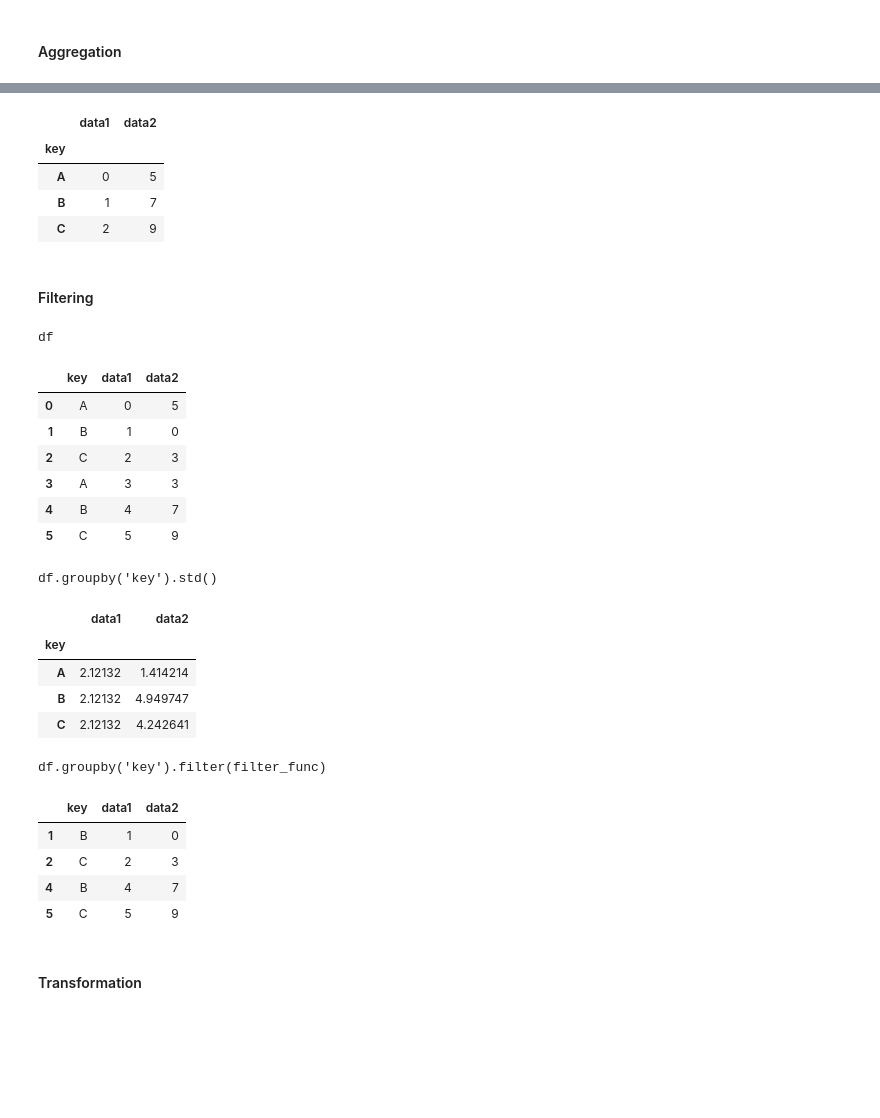
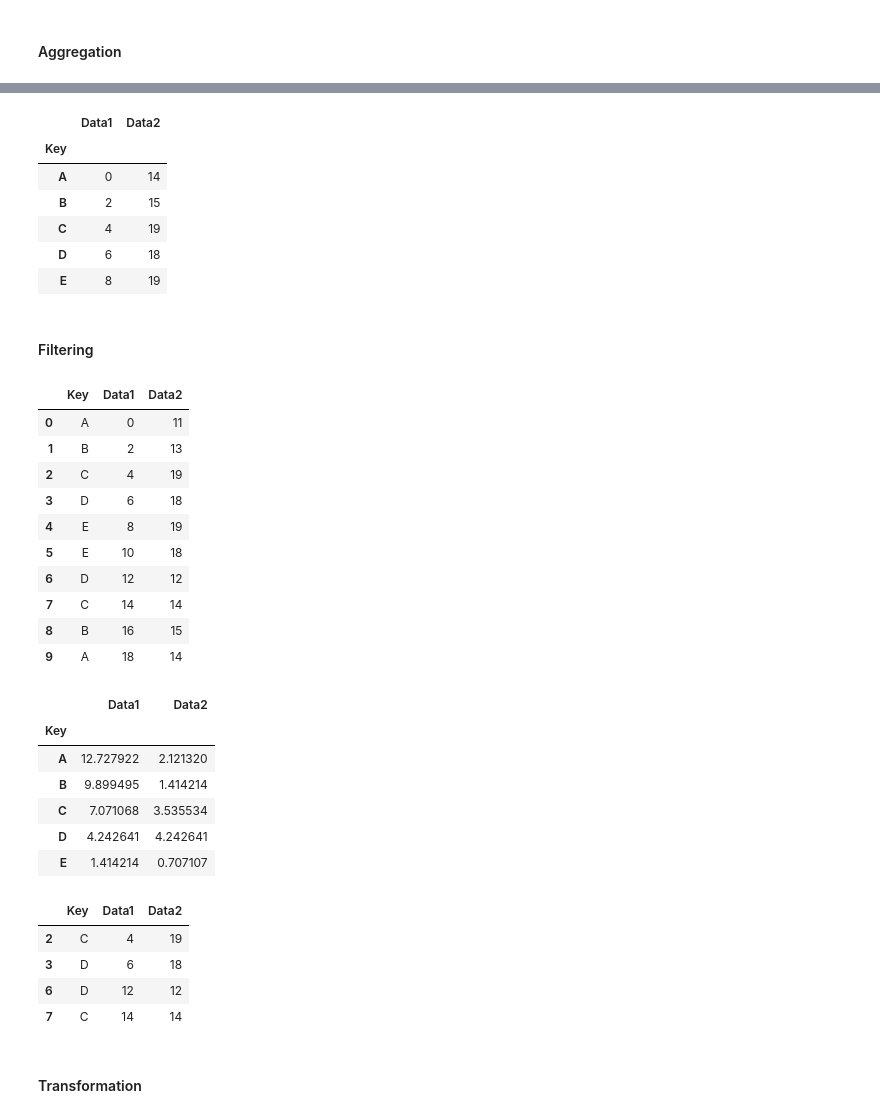
Before and after one commit to ZacharyCone7/SSE591_Week3, a Jupyter notebook: Week 3/Week 3 Examples.ipynb, the cells around one changed output, grey strips where cells are left out. Drawn from its saved outputs; the diff is of its cells as text; code cells hidden in the pictures; blank space fills up the shorter version.

```diff
--- a/Week 3/Week 3 Examples.ipynb
+++ b/Week 3/Week 3 Examples.ipynb
@@ -1077,10 +976,10 @@ Length: 80, dtype: float64
 # %% [markdown]
 ### Aggregate, filter, transform, apply
 # %%
-rng = np.random.RandomState(0)
-df = pd.DataFrame({'key': ['A', 'B', 'C', 'A', 'B', 'C'],
-                   'data1': range(6),
-                   'data2': rng.randint(0, 10, 6)},
-                   columns = ['key', 'data1', 'data2'])
+rng = np.random.RandomState(99)
+df = pd.DataFrame({'Key': ['A', 'B', 'C', 'D', 'E', 'E', 'D', 'C', 'B', 'A'],
+                   'Data1': range(0, 20, 2),
+                   'Data2': rng.randint(10, 20, 10)},
+                   columns = ['Key', 'Data1', 'Data2'])
 df
 # %% [output]
@@ -1105,40 +1010,45 @@ df.groupby('key').aggregate(['min', np.median, max])
 # %%
-df.groupby('key').aggregate({'data1': 'min',
-                             'data2': 'max'})
+df.groupby('Key').aggregate({'Data1': 'min',
+                             'Data2': 'max'})
 # %% [output]
-|  | data1 | data2 |
-| key |  |  |
-| A | 0 | 5 |
-| B | 1 | 7 |
-| C | 2 | 9 |
+|  | Data1 | Data2 |
+| Key |  |  |
+| A | 0 | 14 |
+| B | 2 | 15 |
+| C | 4 | 19 |
+| D | 6 | 18 |
+| E | 8 | 19 |
 # %% [markdown]
 #### Filtering
 # %%
 def filter_func(x):
-    return x['data2'].std() > 4
+    return x['Data2'].std() > 3
 
-display('df', "df.groupby('key').std()", "df.groupby('key').filter(filter_func)")
+display(df, df.groupby('Key').std(), df.groupby('Key').filter(filter_func))
 # %% [output]
-df
-|  | key | data1 | data2 |
-| 0 | A | 0 | 5 |
-| 1 | B | 1 | 0 |
-| 2 | C | 2 | 3 |
-| 3 | A | 3 | 3 |
-| 4 | B | 4 | 7 |
-| 5 | C | 5 | 9 |
+|  | Key | Data1 | Data2 |
+| 0 | A | 0 | 11 |
+| 1 | B | 2 | 13 |
+| 2 | C | 4 | 19 |
+| 3 | D | 6 | 18 |
+| 4 | E | 8 | 19 |
+| 5 | E | 10 | 18 |
+| 6 | D | 12 | 12 |
+| 7 | C | 14 | 14 |
+| 8 | B | 16 | 15 |
+| 9 | A | 18 | 14 |
-df.groupby('key').std()
-|  | data1 | data2 |
-| key |  |  |
-| A | 2.12132 | 1.414214 |
-| B | 2.12132 | 4.949747 |
-| C | 2.12132 | 4.242641 |
+|  | Data1 | Data2 |
+| Key |  |  |
+| A | 12.727922 | 2.121320 |
+| B | 9.899495 | 1.414214 |
+| C | 7.071068 | 3.535534 |
+| D | 4.242641 | 4.242641 |
+| E | 1.414214 | 0.707107 |
-df.groupby('key').filter(filter_func)
-|  | key | data1 | data2 |
-| 1 | B | 1 | 0 |
-| 2 | C | 2 | 3 |
-| 4 | B | 4 | 7 |
-| 5 | C | 5 | 9 |
+|  | Key | Data1 | Data2 |
+| 2 | C | 4 | 19 |
+| 3 | D | 6 | 18 |
+| 6 | D | 12 | 12 |
+| 7 | C | 14 | 14 |
 # %% [markdown]
 #### Transformation
 # %%
```
Also changed, not shown: parts of 72 cells of this notebook, 1 other file.
